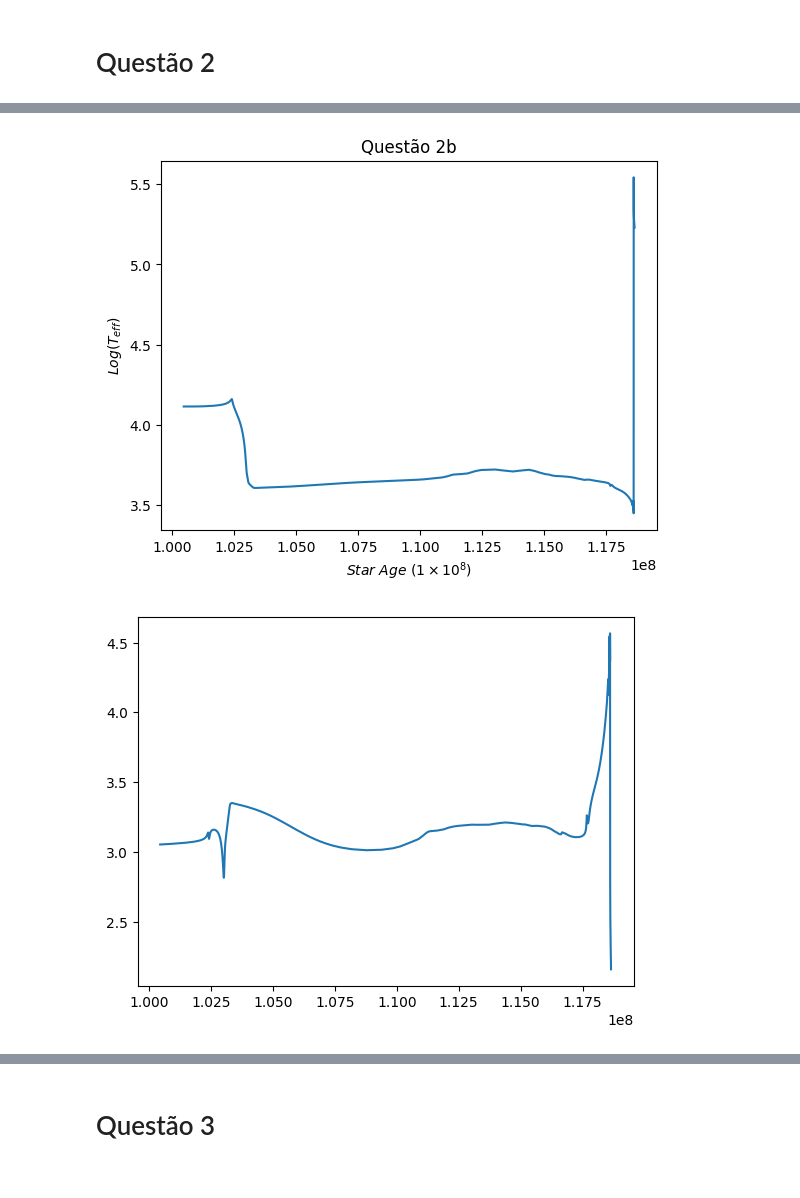
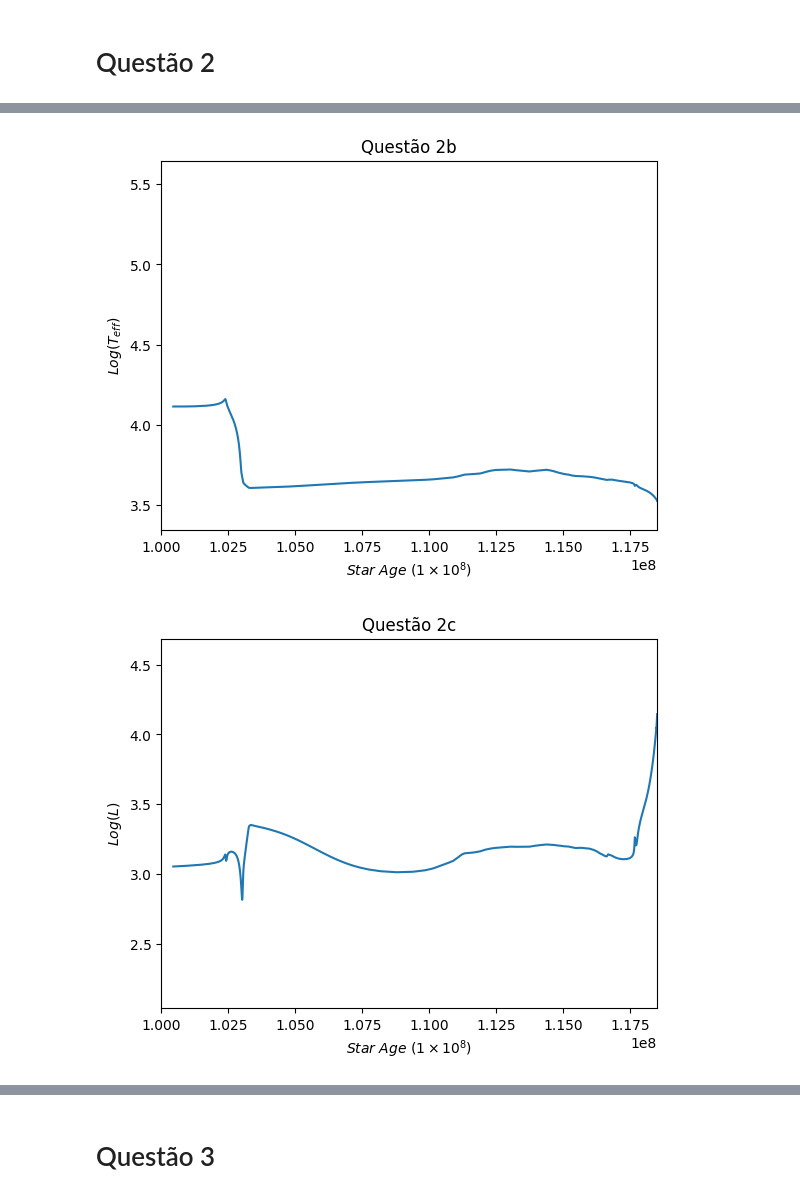
Before and after one commit to VicSanNun/CurvasEvolucaoEstelar, a Jupyter notebook: CurvasEvolucaoEstelar.ipynb, the cells around one changed output, grey strips where cells are left out. Cells and saved outputs as stored; diff of their text form; code cells hidden in the pictures.

```diff
--- a/CurvasEvolucaoEstelar.ipynb
+++ b/CurvasEvolucaoEstelar.ipynb
@@ -189,6 +189,28 @@ class ExtractData:
         floatCoreDensityNp = CoreDensityNp.astype(float)
 
         return [floatStarAgeNp, floatCoreDensityNp]
+
+    def extractStarAge_And_StarMass(self, file):
+        #Na verdade extrai o Log(HBurning)
+        StarAge = []
+        StarMass = []
+
+        with open(file) as f:
+            lines = f.readlines()
+
+        for index, linha in enumerate(lines):
+            StarAge.append(lines[index].split()[0])
+            StarMass.append(lines[index].split()[52])
+
+        #Adicionando as informações em um np.Array
+        StarAgeNp = np.array(StarAge)
+        StarMassNp = np.array(StarMass)
+
+        #Convertendo os dados para Float
+        floatStarAgeNp = StarAgeNp.astype(float)
+        floatStarMassNp = StarMassNp.astype(float)
+
+        return [floatStarAgeNp, floatStarMassNp]
 # %% [markdown]
 # Questão 1
 # %%
@@ -271,38 +297,45 @@ ax.plot(Mass5[0], Mass5[1])
 
 ax.set(xlabel=r'$Star \ Age \ (1 \times 10^{8})$', ylabel=r'$Log(T_{eff})$', title="Questão 2b")
 
+plt.xlim(1E8,1.185E8)
 
-if (os.path.exists("questao_2b.png") == False):
-    fig.savefig("questao_2b")
+# if (os.path.exists("questao_2b.png") == False):
+#     fig.savefig("questao_2b")
+
+fig.savefig("questao_2b")
 
 plt.show()
 # %% [output]
-[figure, old version]
+[figure, new version]
 # %%
 import os
 import pandas as pd
 import matplotlib.pyplot as plt
 import numpy as np
 
 exData = ExtractData()
 
 Mass5 = exData.extractStarAge_And_CoreEnergyGenerate('EvoTrack5_.txt')
 
 #Plotando
 fig, ax = plt.subplots()
 ax.plot(Mass5[0], Mass5[1])
 #ax.plot(Mass5[0], Mass5[2])
 #ax.plot(Mass5[0], Mass5[3])
 
-# ax.set(xlabel=r'$Star \ Age \ (1 \times 10^{8})$', ylabel=r'$Log(T_{eff})$', title="Questão 2b")
+plt.xlim(1E8,1.185E8)
+
+ax.set(xlabel=r'$Star \ Age \ (1 \times 10^{8})$', ylabel=r'$Log(L)$', title="Questão 2c")
 
 
 # if (os.path.exists("questao_2c.png") == False):
 #     fig.savefig("questao_2c")
 
+fig.savefig("questao_2c")
+
 plt.show()
 # %% [output]
-[figure, old version]
+[figure, new version]
 # %%
 import os
 import pandas as pd
```
Also changed, not shown: parts of 8 cells of this notebook, 17 other files.
